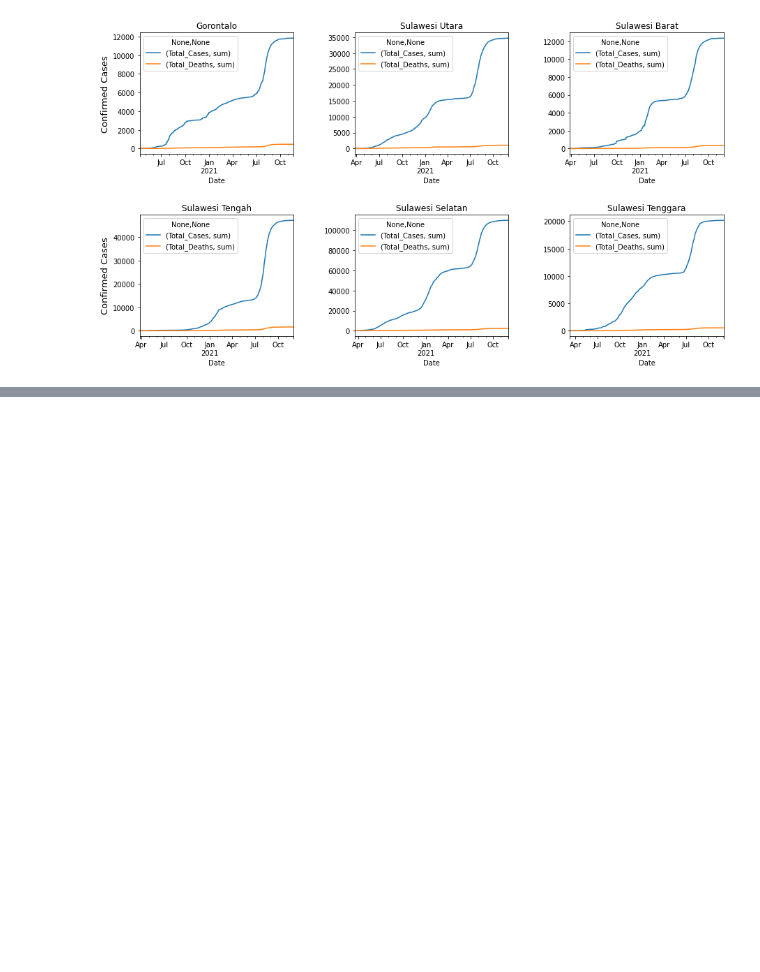
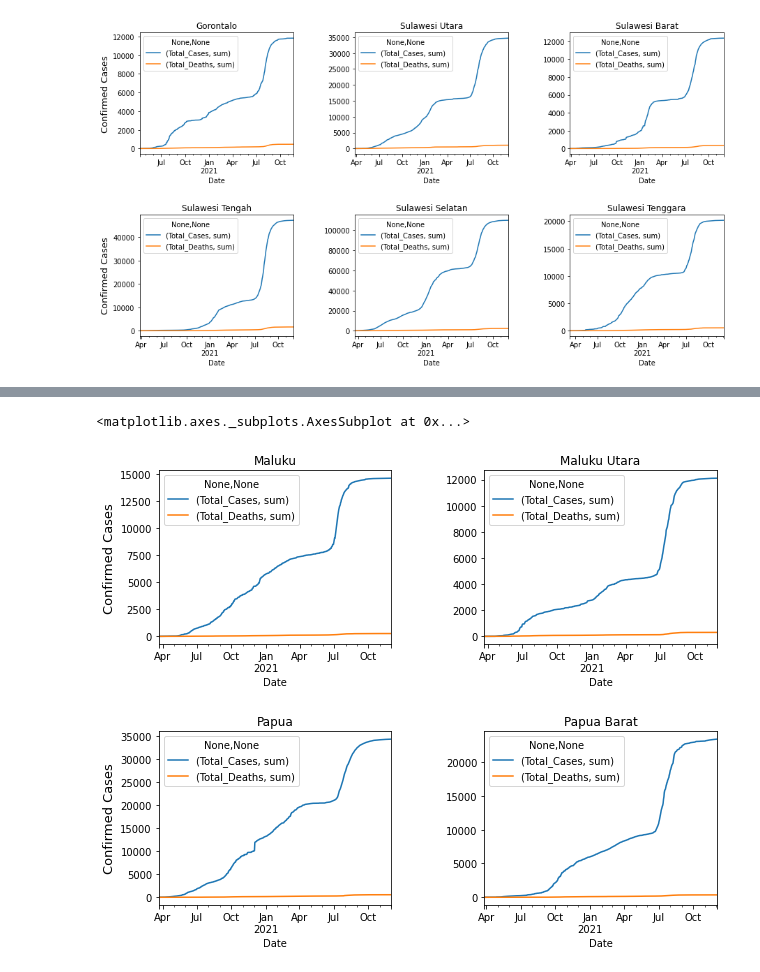
Before and after one commit to azizpambayun/project, a Jupyter notebook: covid_19_analysis_and_visualization_in_Indonesia.ipynb, the cells around one changed output, grey strips where cells are left out. Cells and saved outputs as stored; diff of their text form; code cells hidden in the pictures; blank space fills up the shorter version.

```diff
--- a/covid_19_analysis_and_visualization_in_Indonesia.ipynb
+++ b/covid_19_analysis_and_visualization_in_Indonesia.ipynb
@@ -406,0 +434,35 @@ sultra.plot(ax=plt.gca(), title='Sulawesi Tenggara')
+# %%
+cc_maluku = covid[covid['Location_ISO_Code']=='ID-MA'].groupby(['Date']).agg({'Total_Cases':['sum']})
+fatalities_maluku = covid[covid['Location_ISO_Code']=='ID-MA'].groupby(['Date']).agg({'Total_Deaths':['sum']})
+maluku = cc_maluku.join(fatalities_maluku)
+
+cc_malut = covid[covid['Location_ISO_Code']=='ID-MU'].groupby(['Date']).agg({'Total_Cases':['sum']})
+fatalities_malut = covid[covid['Location_ISO_Code']=='ID-MU'].groupby(['Date']).agg({'Total_Deaths':['sum']})
+malut = cc_malut.join(fatalities_malut)
+
+cc_papua = covid[covid['Location_ISO_Code']=='ID-PA'].groupby(['Date']).agg({'Total_Cases':['sum']})
+fatalities_papua = covid[covid['Location_ISO_Code']=='ID-PA'].groupby(['Date']).agg({'Total_Deaths':['sum']})
+papua = cc_papua.join(fatalities_papua)
+
+cc_pbarat = covid[covid['Location_ISO_Code']=='ID-PB'].groupby(['Date']).agg({'Total_Cases':['sum']})
+fatalities_pbarat = covid[covid['Location_ISO_Code']=='ID-PB'].groupby(['Date']).agg({'Total_Deaths':['sum']})
+pbarat = cc_pbarat.join(fatalities_pbarat)
+
+plt.figure(figsize=(10,8))
+plt.subplot(2,2,1)
+plt.subplots_adjust(hspace=0.5, wspace=0.4)
+maluku.plot(ax=plt.gca(), title='Maluku')
+plt.ylabel('Confirmed Cases', size=13)
+
+plt.subplot(2,2,2)
+malut.plot(ax=plt.gca(), title='Maluku Utara')
+
+plt.subplot(2,2,3)
+papua.plot(ax=plt.gca(), title='Papua')
+plt.ylabel('Confirmed Cases', size=13)
+
+plt.subplot(2,2,4)
+pbarat.plot(ax=plt.gca(), title='Papua Barat')
+# %% [output]
+<matplotlib.axes._subplots.AxesSubplot at 0x...>
+[figure, added]
```
Also changed, not shown: parts of 2 cells of this notebook.
